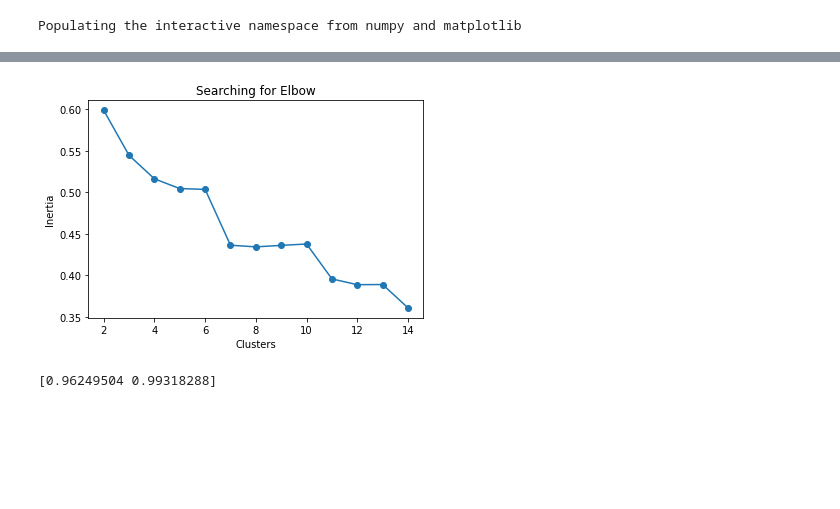
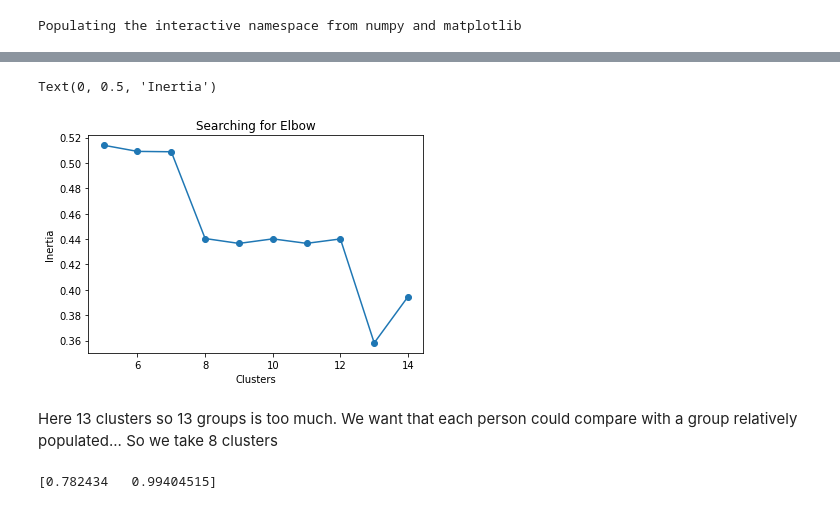
Before and after one commit to volantinho/P7_OC, a Jupyter notebook: P07_03_clustering.ipynb, the cells around one changed output, grey strips where cells are left out. Saved outputs shown, nothing was run; the diff lists cells and outputs as text; code cells hidden in the pictures; blank space fills up the shorter version.

```diff
--- a/P07_03_clustering.ipynb
+++ b/P07_03_clustering.ipynb
@@ -6,7 +6,7 @@ import pandas as pd
 # %% [output]
 Populating the interactive namespace from numpy and matplotlib
 # %%
-X = pd.read_csv('C:/Users/VOLANTE/anaconda3/envs/OC/P7/X_train.csv', index_col = 0)
+X = pd.read_csv('C:/Users/VOLANTE/anaconda3/envs/OC/P7/X_stats_resampled_data.csv', index_col = 0)
 # %%
 X.shape
 # %% [output]
@@ -29,11 +22,0 @@ array(['(25.0, 30.0]', '(30.0, 35.0]', '(40.0, 45.0]', '(50.0, 55.0]',
-# %%
-X.loc[X['AGE'] == '(20.0, 25.0]', 'AGE'] = 22.5
-X.loc[X['AGE'] == '(25.0, 30.0]', 'AGE'] = 27.5
-X.loc[X['AGE'] == '(30.0, 35.0]', 'AGE'] = 32.5
-X.loc[X['AGE'] == '(35.0, 40.0]', 'AGE'] = 37.5
-X.loc[X['AGE'] == '(40.0, 45.0]', 'AGE'] = 42.5
-X.loc[X['AGE'] == '(45.0, 50.0]', 'AGE'] = 47.5
-X.loc[X['AGE'] == '(50.0, 55.0]', 'AGE'] = 52.5
-X.loc[X['AGE'] == '(55.0, 60.0]', 'AGE'] = 57.5
-X.loc[X['AGE'] == '(60.0, 65.0]', 'AGE'] = 62.5
-X.loc[X['AGE'] == '(65.0, 70.0]', 'AGE'] = 67.5
@@ -48,0 +23,2 @@ X.head()
+# %%
+X_stats = X.iloc[0:295841, :]
@@ -49,26 +38,27 @@ X.head()
 # %%
+%%time
 from sklearn import cluster, metrics
 
 # Initialization, empty list
 silhouettes = []
 
-for num_clusters in range(2, 15):
+for num_clusters in range(5, 15):
 
     # Creating KMEANS for each number of clusters
     cls = cluster.KMeans(n_clusters=num_clusters)
 
     # Fitting model
-    cls.fit(X)
+    cls.fit(X_stats)
 
     # Silhouette_score for each model
-    silh = metrics.silhouette_score(X,cls.labels_)
+    silh = metrics.silhouette_score(X_stats,cls.labels_)
 
     # Adding score in empty list for each model
     silhouettes.append(silh)
 
 
 
-plt.plot(range(2, 15), silhouettes, marker = 'o')
+plt.plot(range(5, 15), silhouettes, marker = 'o')
 plt.title('Searching for Elbow')
 plt.xlabel('Clusters')
 plt.ylabel('Inertia')
@@ -77,23 +67,27 @@ Text(0, 0.5, 'Inertia')
+Text(0, 0.5, 'Inertia')
-[figure, old version]
+[figure, new version]
+# %% [markdown]
+Here 13 clusters so 13 groups is too much. We want that each person could compare with a group relatively populated...
+So we take 8 clusters
 # %%
 from sklearn import cluster, metrics
 from sklearn.decomposition import PCA
 
-cls = cluster.KMeans(n_clusters = 12)
+cls = cluster.KMeans(n_clusters = 8)
 
 # Creating PCA
 pca = PCA(n_components = 2)
 
 # Fit
-pca.fit(X)
+pca.fit(X_stats)
 
 # We want to see the explained variance of our 2 features
 print (pca.explained_variance_ratio_.cumsum())
 
 # Transforming our X in 2 dimensions
-X_trans_2= pca.transform(X)
+X_trans_2= pca.transform(X_stats)
 # %% [output]
-[0.96249504 0.99318288]
+[0.782434   0.99404515]
 # %%
 fig = plt.figure(figsize = [16,6])
 
```
Also changed, not shown: parts of 75 cells of this notebook, 2 other files.
